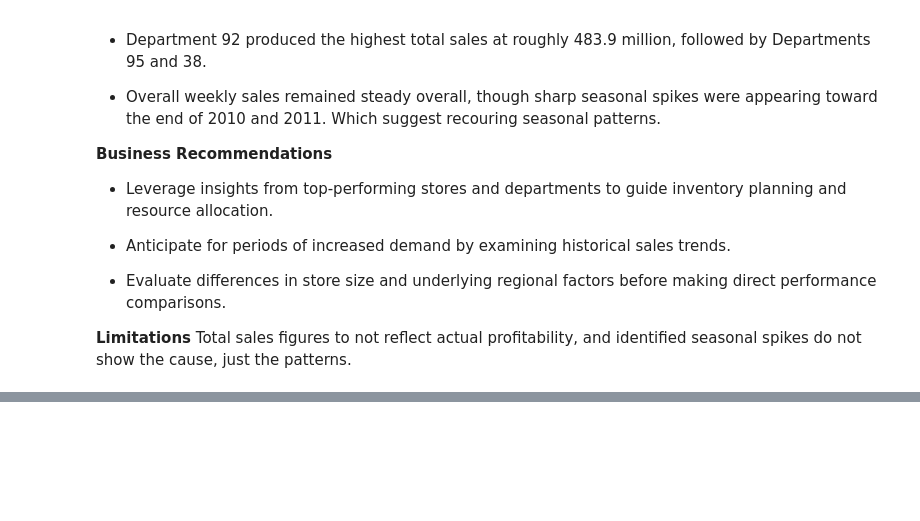
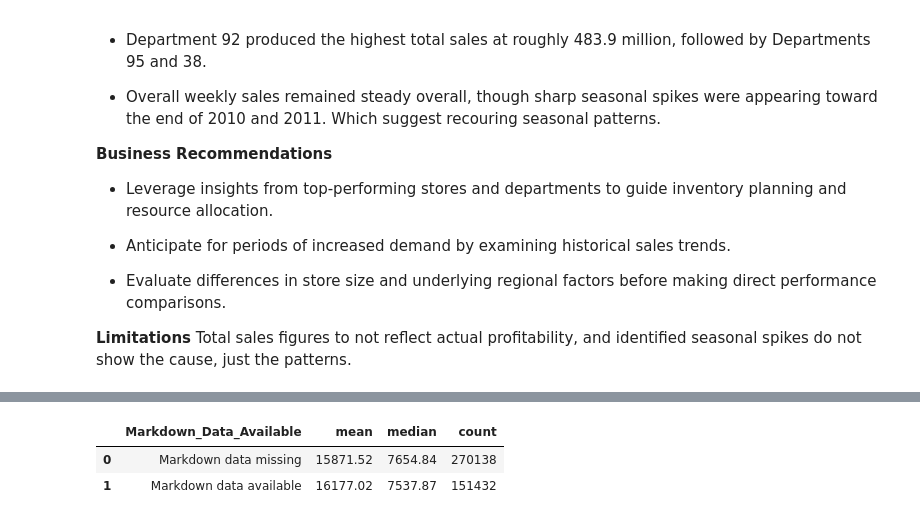
Before and after one commit to Mumtazib01/Retail-Sales-Advanced-Analytics, a Jupyter notebook: jupyter_notebooks/02_retail_sales_eda.ipynb, the cells around one changed output, grey strips where cells are left out. Saved outputs shown, nothing was run; the diff lists cells and outputs as text; code cells hidden in the pictures; blank space fills up the shorter version.

```diff
--- a/jupyter_notebooks/02_retail_sales_eda.ipynb
+++ b/jupyter_notebooks/02_retail_sales_eda.ipynb
@@ -235,0 +306,15 @@ Total sales figures to not reflect actual profitability, and identified seasonal
+# %%
+# Compare sales by available markdown data
+markdown_sales = (df.groupby("Markdown_Data_Available")["Weekly_Sales"]
+.aggregate(["mean", "median", "count"])
+.round(2)
+.reset_index())
+
+# Make the markdown labels easy to comprehend
+markdown_sales["Markdown_Data_Available"] = (markdown_sales["Markdown_Data_Available"].map({False: "Markdown data missing", True: "Markdown data available"})
+)
+markdown_sales
+# %% [output]
+|  | Markdown_Data_Available | mean | median | count |
+| 0 | Markdown data missing | 15871.52 | 7654.84 | 270138 |
+| 1 | Markdown data available | 16177.02 | 7537.87 | 151432 |
```
Also changed, not shown: parts of 6 cells of this notebook.
